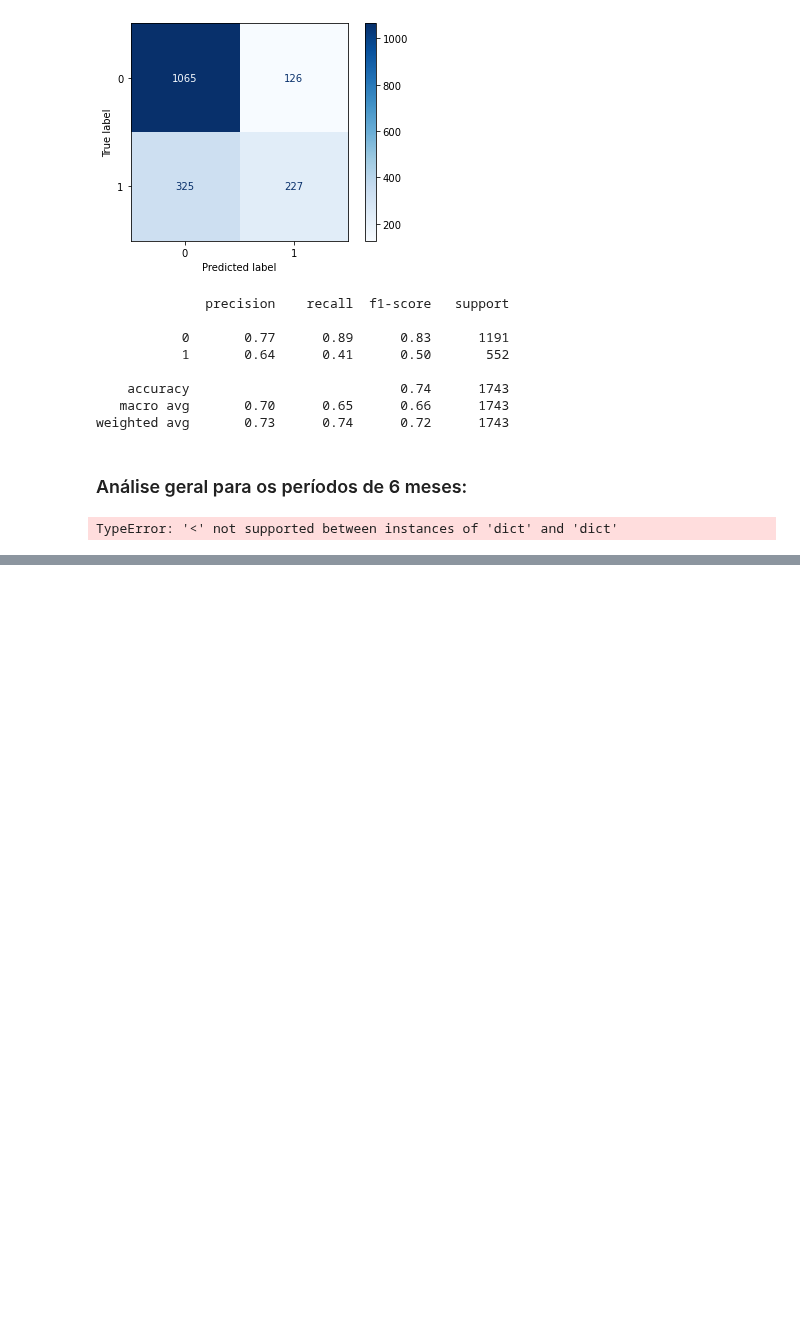
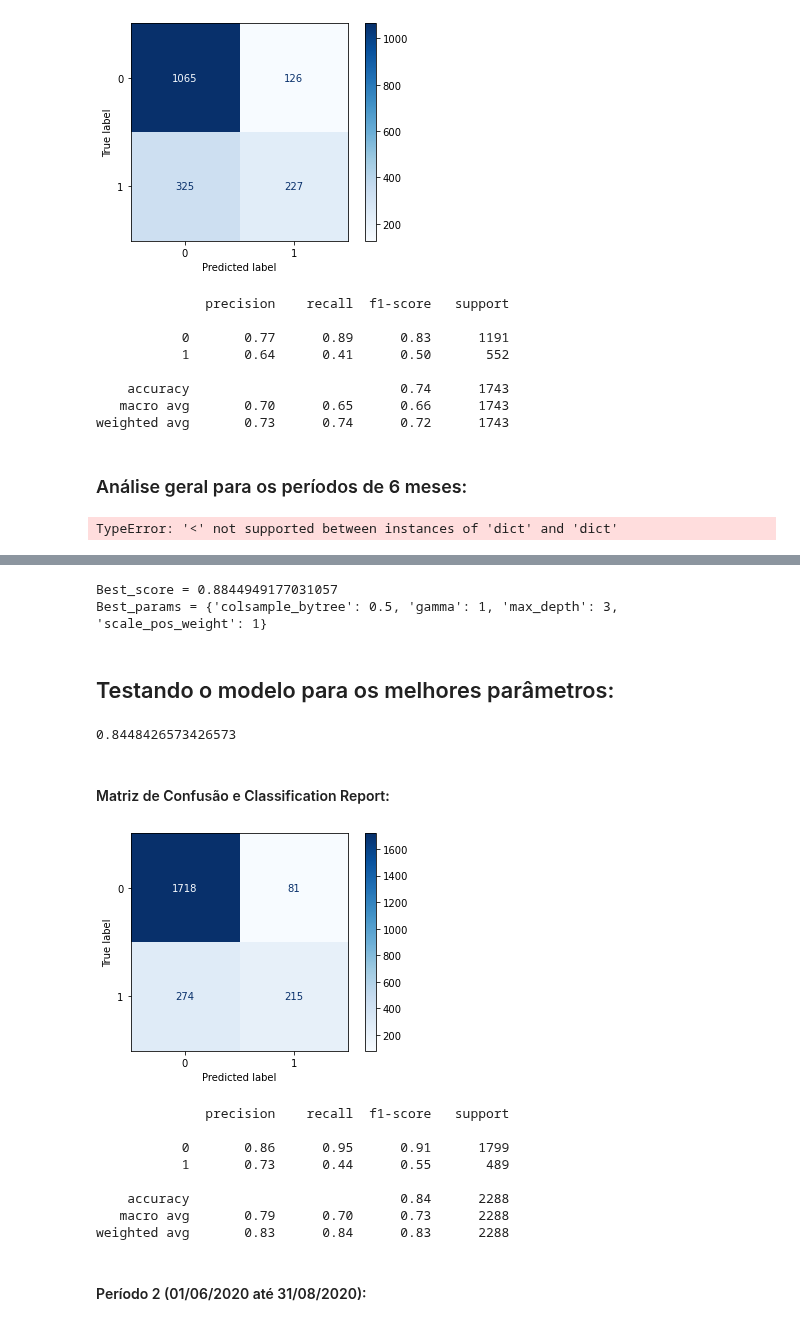
Before and after one commit to bielarnaud/Estudo_dados_de_covid, a Jupyter notebook: Codes/XGBoost.ipynb, the cells around one changed output, grey strips where cells are left out. Cells and saved outputs as stored; diff of their text form; code cells hidden in the pictures; blank space fills up the shorter version.

Commit message:
atualização para notebook definitivo do modelo XGBoost

```diff
--- a/Codes/XGBoost.ipynb
+++ b/Codes/XGBoost.ipynb
@@ -839,5 +858,5 @@ pyplot.show()
 # %%
-df = pd.read_csv(r'C:\Users\gabri\Desktop\Git - Tcc\Estudo_dados_de_covid\Data\Casos Graves\df_casos_graves')
+df = pd.read_csv(r'C:\Users\mcacs\Desktop\Estudo_dados_de_covid\Data\Casos Graves\df_casos_graves')
 # %%
 periodo_1 = df[(df['data_notificacao'] > '2020-02-26') & (df['data_notificacao'] < '2020-05-31')]
 periodo_2 = df[(df['data_notificacao'] > '2020-06-01') & (df['data_notificacao'] < '2020-08-31')]
@@ -1024,0 +878,7 @@ print(f'Best_params = {best_params_periodos_3meses[2][index]}')
+# %%
+random_forest = Random_forest(periodo_1)
+random_forest.run_graves()
+
+df_p13m = random_forest.df
+df_p13m = df_p13m[list_features]
+df_p13m
@@ -1024,0 +947,45 @@ print(f'Best_params = {best_params_periodos_3meses[2][index]}')
+# %%
+print(f'Best_score = {max(best_scores_periodos_3meses[0])}')
+index = best_scores_periodos_3meses[0].index(max(best_scores_periodos_3meses[0]))
+print(f'Best_params = {best_params_periodos_3meses[0][index]}')
+# %% [output]
+Best_score = 0.8844949177031057
+Best_params = {'colsample_bytree': 0.5, 'gamma': 1, 'max_depth': 3, 'scale_pos_weight': 1}
+# %% [markdown]
+## Testando o modelo para os melhores parâmetros:
+# %%
+# parametrizando o modelo final
+final_cl_p13m = xgb.XGBClassifier(colsample_bytree = 0.5, gamma = 1, max_depth = 3, scale_pos_weight = 1)
+
+#treinando o modelo final
+final_cl_p13m.fit(X_train, y_train)
+
+
+preds = final_cl_p13m.predict(X_test)
+
+accuracy_score(y_test, preds)
+# %% [output]
+0.8448426573426573
+# %% [markdown]
+#### Matriz de Confusão e Classification Report:
+# %%
+from sklearn.metrics import confusion_matrix
+import matplotlib.pyplot as plt
+from sklearn.metrics import plot_confusion_matrix
+from sklearn.metrics import classification_report
+confusion_matrix(y_test, preds)
+matrix = plot_confusion_matrix(final_cl_p13m, X_test, y_test, cmap=plt.cm.Blues)
+plt.show()
+print(classification_report(y_test, preds))
+# %% [output]
+[figure, added]
+              precision    recall  f1-score   support
+
+           0       0.86      0.95      0.91      1799
+           1       0.73      0.44      0.55       489
+
+    accuracy                           0.84      2288
+   macro avg       0.79      0.70      0.73      2288
+weighted avg       0.83      0.84      0.83      2288
+# %% [markdown]
+#### Período 2 (01/06/2020 até 31/08/2020):
```
Also changed, not shown: parts of 102 cells of this notebook.
